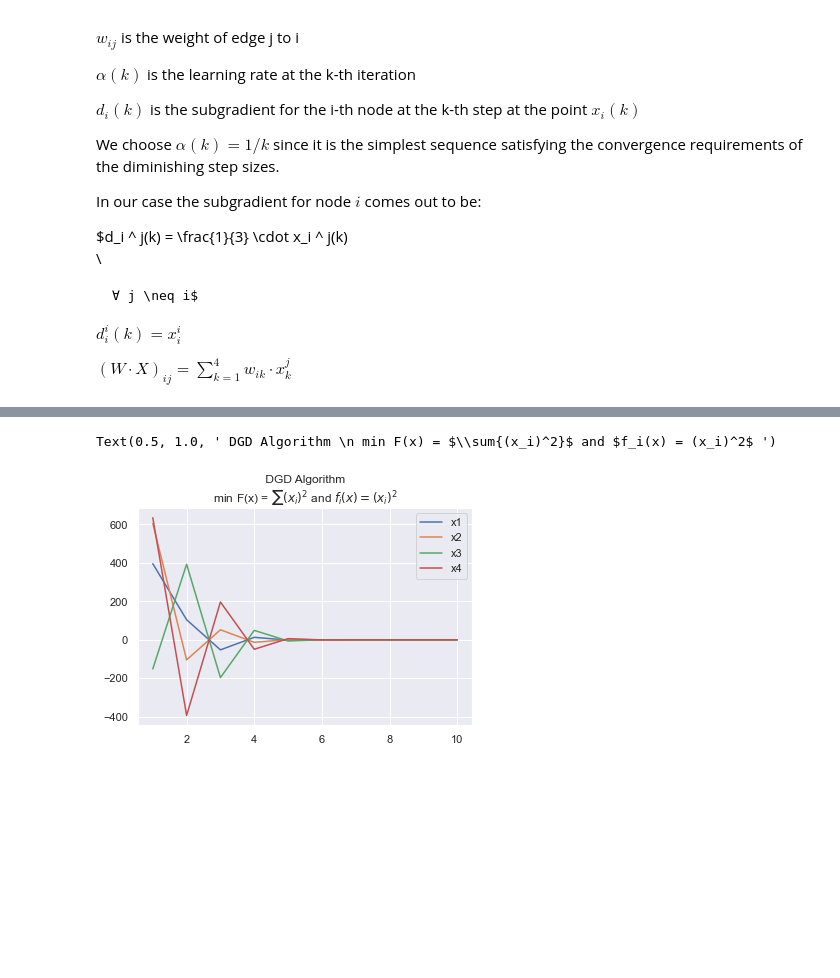
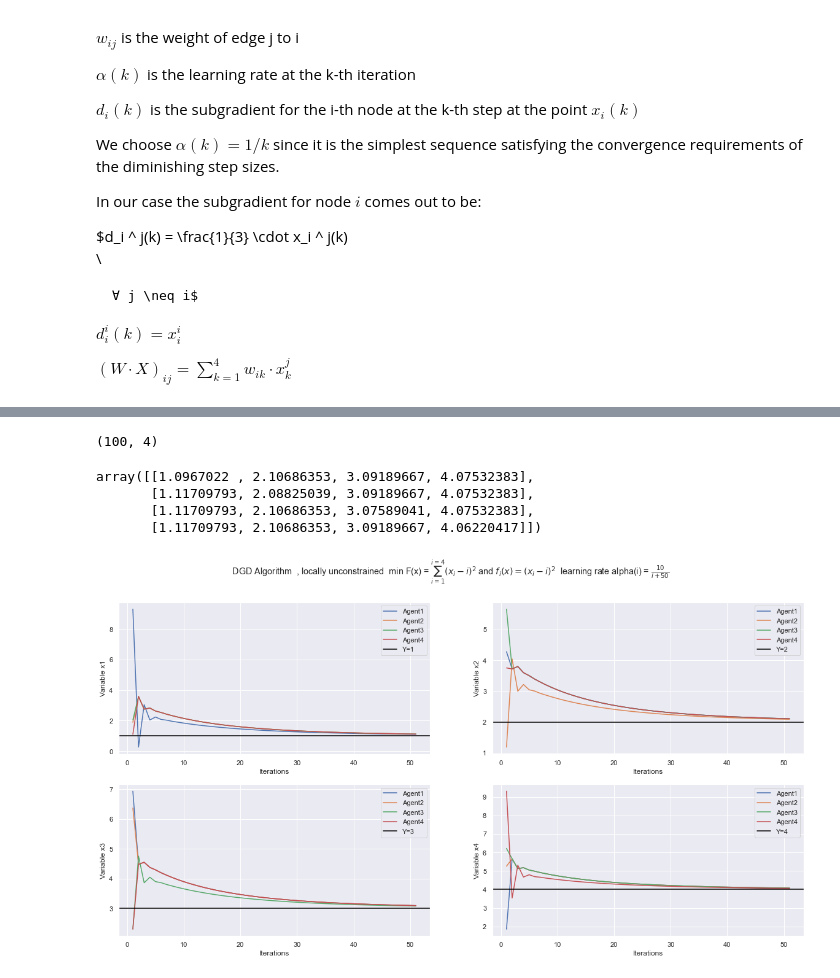
Before and after one commit to salujajaskeerat/federated-learning, a Jupyter notebook: Experiments/distributed learning/Iterative_Algorithms_Discrete.ipynb, the cells around one changed output, grey strips where cells are left out. Drawn from its saved outputs; the diff is of its cells as text; code cells hidden in the pictures; blank space fills up the shorter version.

```diff
--- a/Experiments/distributed learning/Iterative_Algorithms_Discrete.ipynb
+++ b/Experiments/distributed learning/Iterative_Algorithms_Discrete.ipynb
@@ -129,5 +53,0 @@ def DGD(W:np.array,X:np.array,iter:np.int32,subgradient,alpha=1e-0):
-# %%
-W = [[1/2, 1/2, 0, 0], [1/2, 1/2, 0, 0], [0, 0, 1/2, 1/2], [0, 0, 1/2, 1/2]]
-X= (np.random.rand(4,1) - np.random.rand(4,1))*1000
-Y=np.array([[1,2,3,4]]).T
-np.dot(W,X)
@@ -145,3 +53,0 @@ def subgradient1(X):
-# %%
-values= DGD(W,X,10,subgradient1)
-values[:,1].shape
@@ -150,11 +117,69 @@ values[:,1].shape
 # %%
-fig ,ax=plt.subplots()
+# Assuing f(x) = x_1^2 + x_2^2 +x_3^2 +x_4^2
+# and fk(x) = x_i^2 , local minimization problem at kth agent
+# grad f2(x)= (0,2x_2,0,0)
 
-for i in range(0,4):
-    sbn.lineplot(x=np.arange(1,len(values)+1),y=np.ravel(values[:, i]),ax=ax,label=f'x{i+1}')
+def subgradient_1(i,Xi):
+    # i : the local problem
+    # Xi :solution at this index
+    D=np.zeros_like(Xi)
+    D[i] = 2*Xi[i]
+    return D
 
-ax.set_title(
-    ' DGD Algorithm \n min F(x) = $\sum{(x_i)^2}$ and $f_i(x) = (x_i)^2$ ')
+def alpha(i):
+    return 10/(i+1)
+values= DGD(W,X,100,subgradient_1,alpha)
+values[:,1].shape
+# fig ,ax=plt.subplots()
+
+# for i in range(0,4):
+#     sbn.lineplot(x=np.arange(1,len(values)+1),y=np.ravel(values[:, i]),ax=ax,label=f'x{i+1}')
+
+# ax.set_title(
+#     ' DGD Algorithm \n min F(x) = $\sum{(x_i)^2}$ and $f_i(x) = (x_i)^2$ ')
 # %% [output]
-Text(0.5, 1.0, ' DGD Algorithm \n min F(x) = $\\sum{(x_i)^2}$ and $f_i(x) = (x_i)^2$ ')
+(100, 4)
-[figure, removed]
+# %%
+# min f(x) = (x1-1)^2 + (x2-2)^2 + (x3-3)^2 + (x4-4)^2
+# and fi(x) = (xi-i)^2 , grad fi'(x)= (0,0,2(xi-i),0)
+W = np.array([[1/4, 1/4, 1/4, 1/4], [1/4, 1/4, 1/4, 1/4],
+     [1/4, 1/4, 1/4, 1/4], [1/4, 1/4, 1/4, 1/4]])
+X= (np.random.rand(4,4))*10
+def subgradient_2(i,Xi):
+    D= np.zeros_like(Xi)
+    D[i] = 2*(Xi[i]-(i+1))
+    return D
+def alpha(i):
+    return 10/(i+50)
+values= DGD(W,X,50,subgradient_2,alpha)
+
+
+
+values[-1]
+# %% [output]
+array([[1.0967022 , 2.10686353, 3.09189667, 4.07532383],
+       [1.11709793, 2.08825039, 3.09189667, 4.07532383],
+       [1.11709793, 2.10686353, 3.07589041, 4.07532383],
+       [1.11709793, 2.10686353, 3.09189667, 4.06220417]])
+# %%
+
+fig ,axes =plt.subplots(nrows=2,ncols=2,figsize=(20,10))
+fig.suptitle(
+        ' DGD Algorithm  , locally unconstrained  min F(x) = $\sum_{i=1}^{i=4}{(x_i-i)^2}$ and $f_i(x) = (x_i-i)^2$  learning rate alpha(i) = $ \\frac{10}{i+50}$ ')
+for variable ,ax in zip(range(0,4),np.ravel(axes)):
+
+# variable='x1'
+
+    for i in range(0, 4):
+        sbn.lineplot(x=np.arange(1, values.shape[0]+1),
+                     y=np.ravel(values[:, i,variable]), ax=ax, label=f'Agent{i+1}')
+
+
+    ax.axhline(y=variable+1,color='black',linestyle='-',label=f'Y={variable+1}')
+
+    ax.set_ylabel(f'Variable x{variable+1}')
+    ax.set_xlabel('Iterations')
+    ax.legend()
+plt.show()
+# %% [output]
+[figure, added]
```
Also changed, not shown: parts of 7 cells of this notebook, 8 other files.
